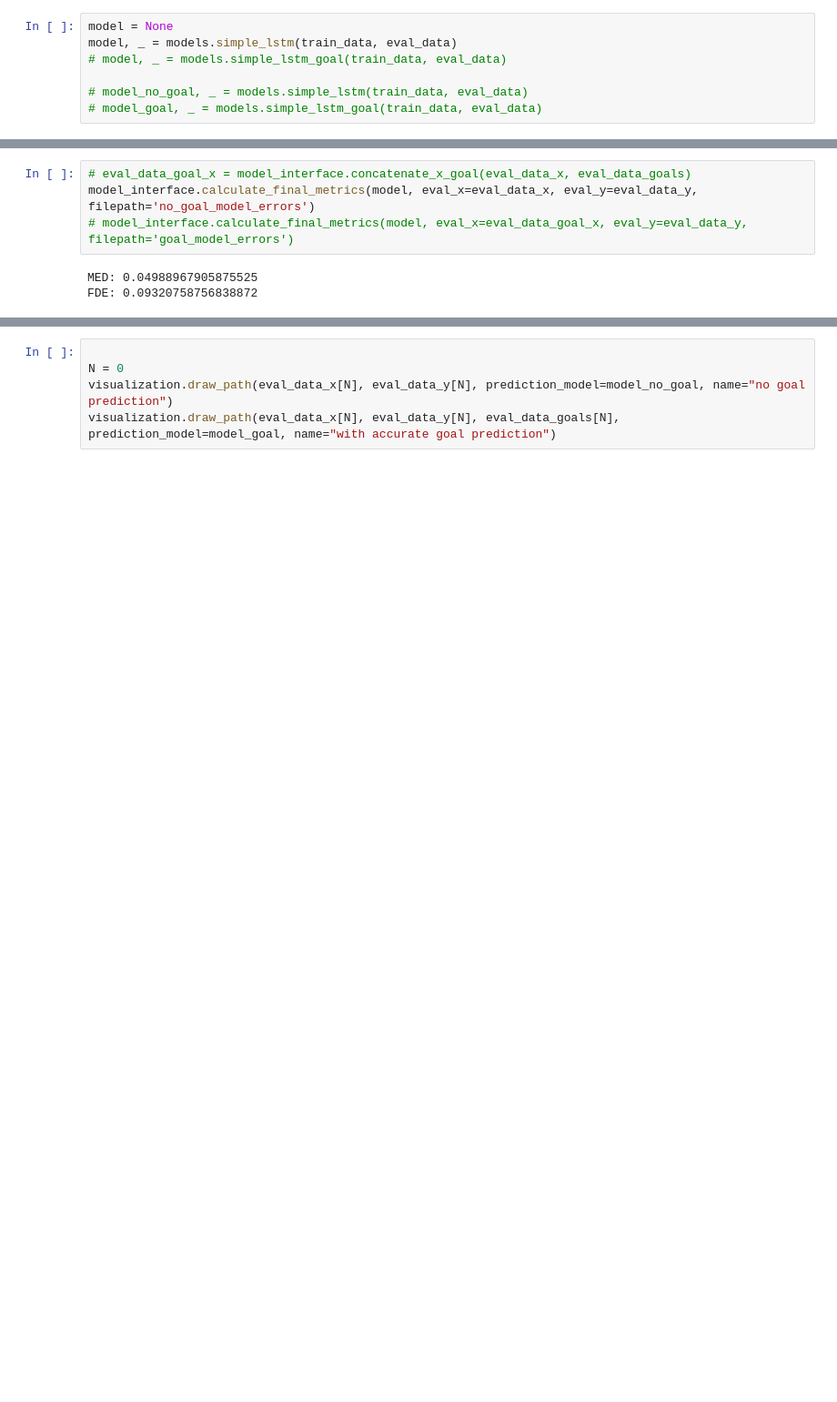
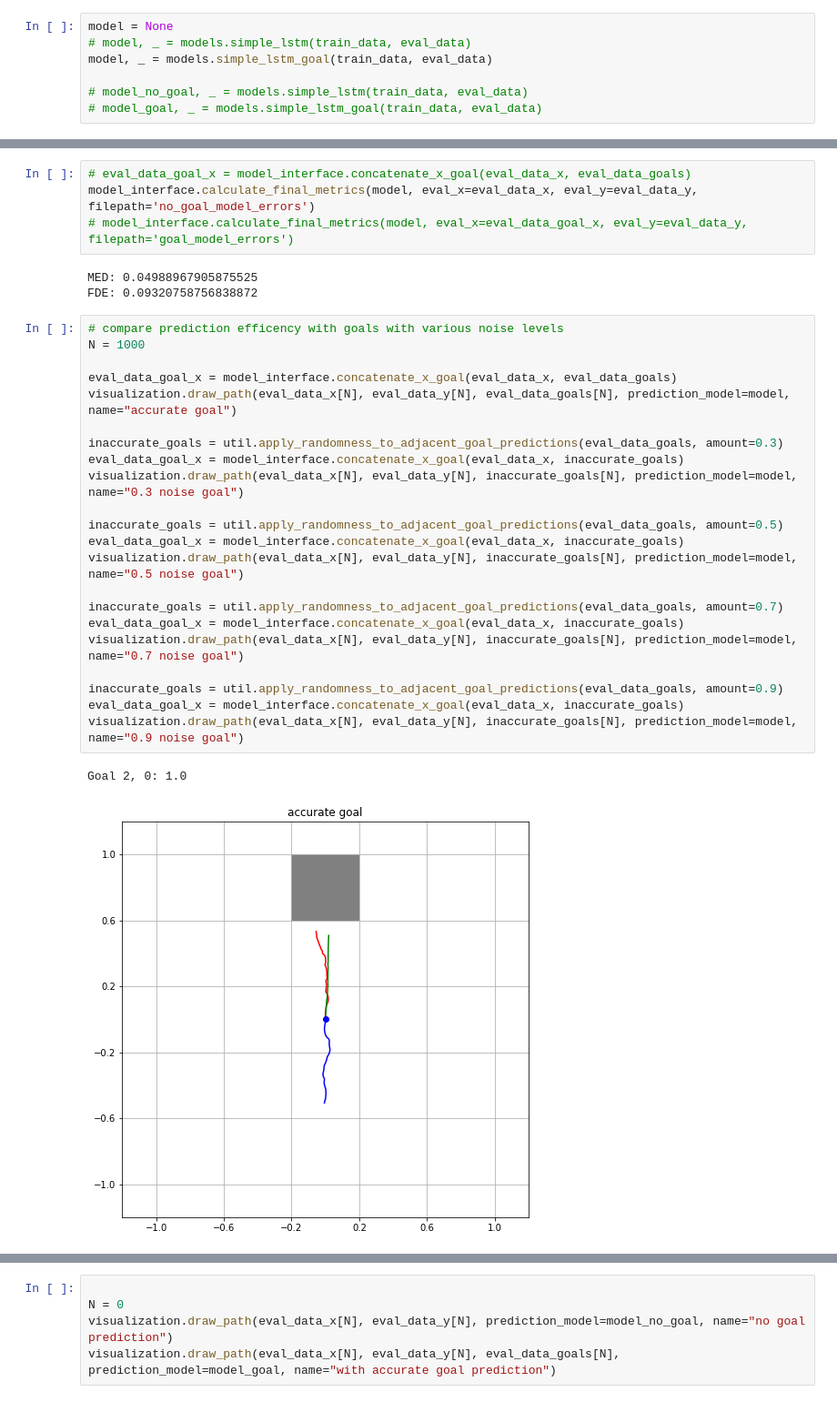
Before and after one commit to lintglitch/trajectory-prediction, a Jupyter notebook: simple_model_comparison.ipynb, the cells around one changed output, grey strips where cells are left out. Shown at 91% size. Drawn from its saved outputs; the diff is of its cells as text; blank space fills up the shorter version.

Commit message:
Implemented noisy goals

```diff
--- a/simple_model_comparison.ipynb
+++ b/simple_model_comparison.ipynb
@@ -41,7 +50,7 @@ eval (22415, 40, 2) float64 (22415, 25) float32 (22415, 40, 2) float64
 # %%
 model = None
-model, _ = models.simple_lstm(train_data, eval_data)
-# model, _ = models.simple_lstm_goal(train_data, eval_data)
+# model, _ = models.simple_lstm(train_data, eval_data)
+model, _ = models.simple_lstm_goal(train_data, eval_data)
 
 # model_no_goal, _ = models.simple_lstm(train_data, eval_data)
 # model_goal, _ = models.simple_lstm_goal(train_data, eval_data)
@@ -65,3 +79,28 @@ model_interface.calculate_final_metrics(model, eval_x=eval_data_x, eval_y=eval_d
 # %% [output]
 MED: 0.04988967905875525
 FDE: 0.09320758756838872
+# %%
+# compare prediction efficency with goals with various noise levels
+N = 1000
+
+eval_data_goal_x = model_interface.concatenate_x_goal(eval_data_x, eval_data_goals)
+visualization.draw_path(eval_data_x[N], eval_data_y[N], eval_data_goals[N], prediction_model=model, name="accurate goal")
+
+inaccurate_goals = util.apply_randomness_to_adjacent_goal_predictions(eval_data_goals, amount=0.3)
+eval_data_goal_x = model_interface.concatenate_x_goal(eval_data_x, inaccurate_goals)
+visualization.draw_path(eval_data_x[N], eval_data_y[N], inaccurate_goals[N], prediction_model=model, name="0.3 noise goal")
+
+inaccurate_goals = util.apply_randomness_to_adjacent_goal_predictions(eval_data_goals, amount=0.5)
+eval_data_goal_x = model_interface.concatenate_x_goal(eval_data_x, inaccurate_goals)
+visualization.draw_path(eval_data_x[N], eval_data_y[N], inaccurate_goals[N], prediction_model=model, name="0.5 noise goal")
+
+inaccurate_goals = util.apply_randomness_to_adjacent_goal_predictions(eval_data_goals, amount=0.7)
+eval_data_goal_x = model_interface.concatenate_x_goal(eval_data_x, inaccurate_goals)
+visualization.draw_path(eval_data_x[N], eval_data_y[N], inaccurate_goals[N], prediction_model=model, name="0.7 noise goal")
+
+inaccurate_goals = util.apply_randomness_to_adjacent_goal_predictions(eval_data_goals, amount=0.9)
+eval_data_goal_x = model_interface.concatenate_x_goal(eval_data_x, inaccurate_goals)
+visualization.draw_path(eval_data_x[N], eval_data_y[N], inaccurate_goals[N], prediction_model=model, name="0.9 noise goal")
+# %% [output]
+Goal 2, 0: 1.0
+[figure, added]
```
Also changed, not shown: parts of 4 cells of this notebook, 3 other files.
